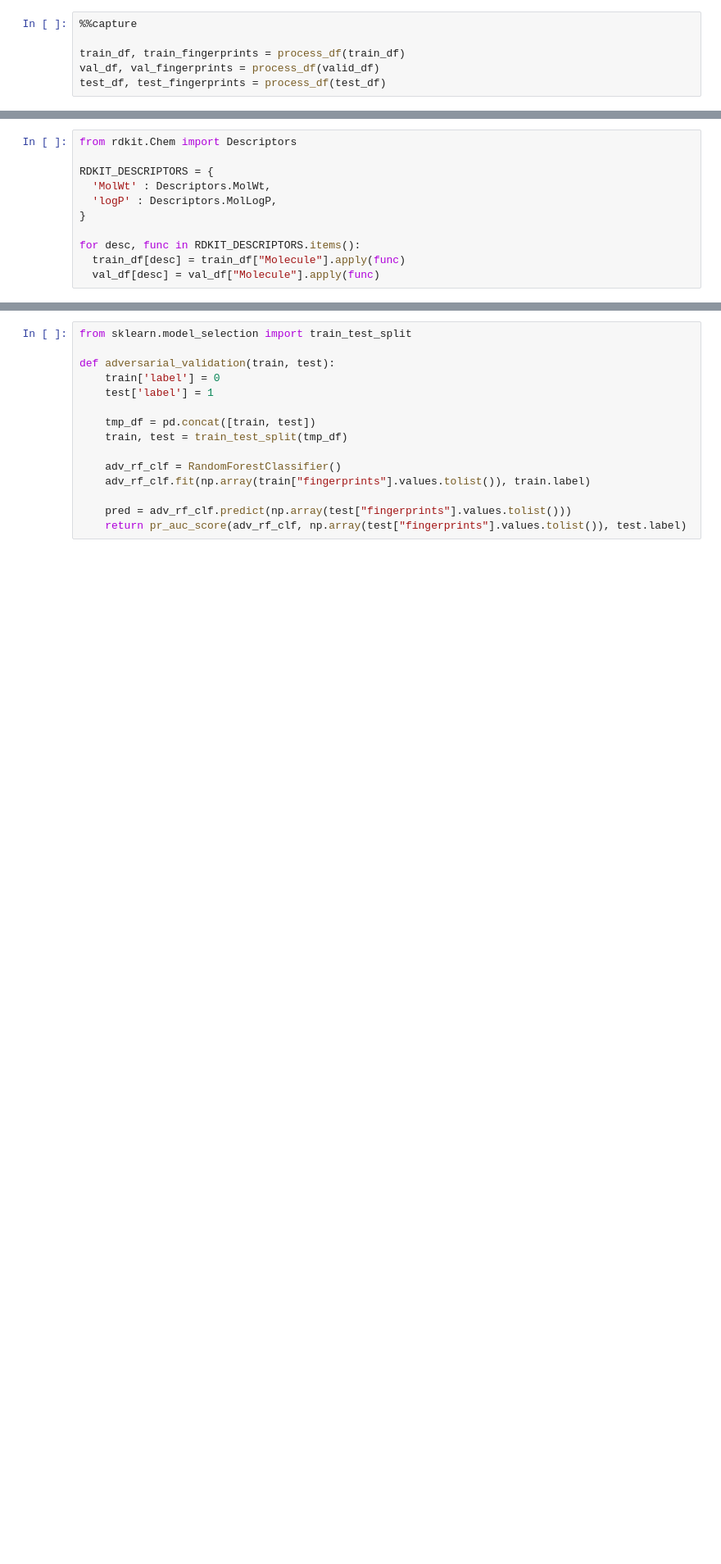
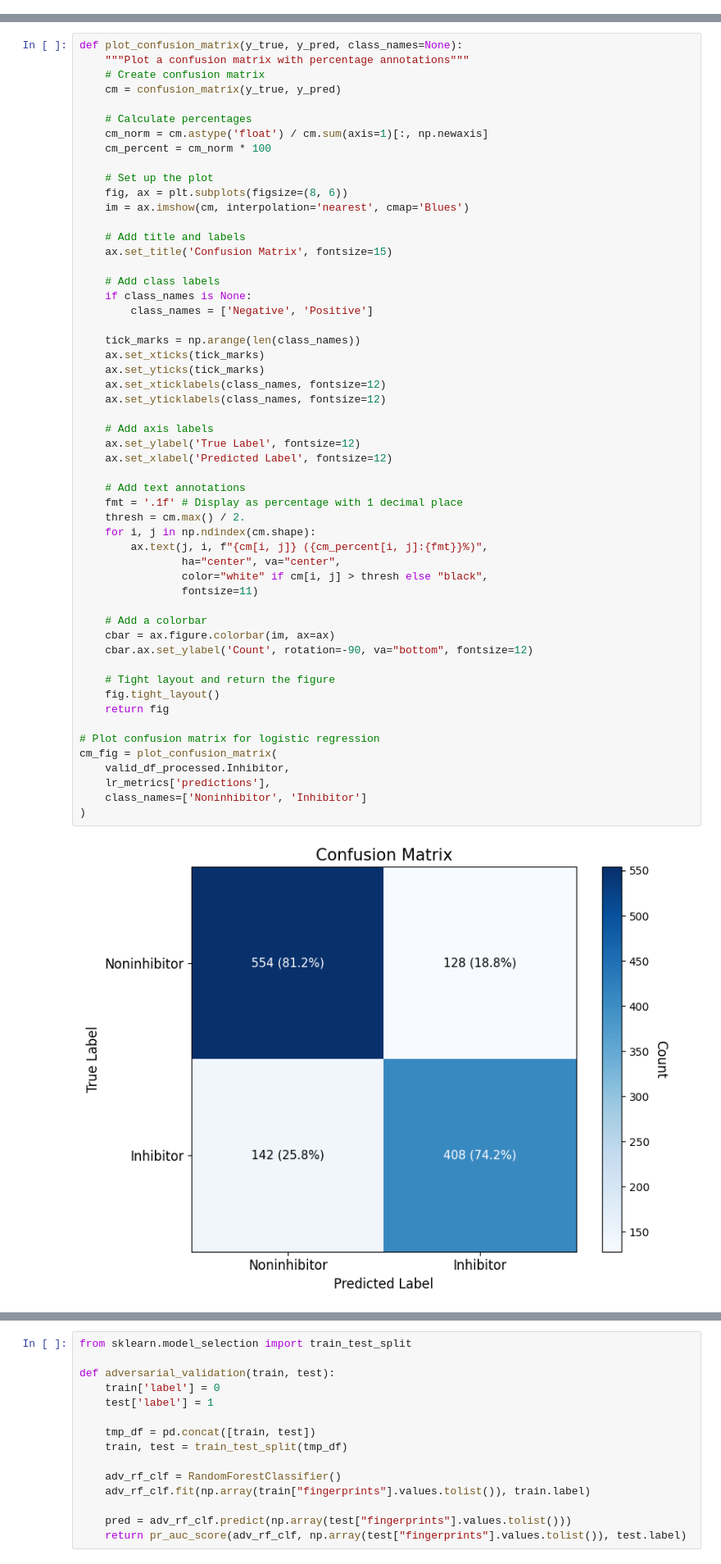
Before and after one commit to nrflynn2/ml-drug-discovery, a Jupyter notebook: CH05_FLYNN_ML4DD.ipynb, the cells around one changed output, grey strips where cells are left out. Shown at 82% size. Cells and saved outputs as stored; diff of their text form; blank space fills up the shorter version.

```diff
--- a/CH05_FLYNN_ML4DD.ipynb
+++ b/CH05_FLYNN_ML4DD.ipynb
@@ -107,6 +16,0 @@ def process_df(df):
-# %%
-%%capture
-
-train_df, train_fingerprints = process_df(train_df)
-val_df, val_fingerprints = process_df(valid_df)
-test_df, test_fingerprints = process_df(test_df)
@@ -307,11 +16,0 @@ fig.savefig('figures/ch05/roc_and_pr_curves.pdf', bbox_inches='tight', dpi=600);
-# %%
-from rdkit.Chem import Descriptors
-
-RDKIT_DESCRIPTORS = {
-  'MolWt' : Descriptors.MolWt,
-  'logP' : Descriptors.MolLogP,
-}
-
-for desc, func in RDKIT_DESCRIPTORS.items():
-  train_df[desc] = train_df["Molecule"].apply(func)
-  val_df[desc] = val_df["Molecule"].apply(func)
@@ -449,0 +375,56 @@ Random Forest Test PR AUC: 0.830
+# %%
+def plot_confusion_matrix(y_true, y_pred, class_names=None):
+    """Plot a confusion matrix with percentage annotations"""
+    # Create confusion matrix
+    cm = confusion_matrix(y_true, y_pred)
+
+    # Calculate percentages
+    cm_norm = cm.astype('float') / cm.sum(axis=1)[:, np.newaxis]
+    cm_percent = cm_norm * 100
+
+    # Set up the plot
+    fig, ax = plt.subplots(figsize=(8, 6))
+    im = ax.imshow(cm, interpolation='nearest', cmap='Blues')
+
+    # Add title and labels
+    ax.set_title('Confusion Matrix', fontsize=15)
+
+    # Add class labels
+    if class_names is None:
+        class_names = ['Negative', 'Positive']
+
+    tick_marks = np.arange(len(class_names))
+    ax.set_xticks(tick_marks)
+    ax.set_yticks(tick_marks)
+    ax.set_xticklabels(class_names, fontsize=12)
+    ax.set_yticklabels(class_names, fontsize=12)
+
+    # Add axis labels
+    ax.set_ylabel('True Label', fontsize=12)
+    ax.set_xlabel('Predicted Label', fontsize=12)
+
+    # Add text annotations
+    fmt = '.1f' # Display as percentage with 1 decimal place
+    thresh = cm.max() / 2.
+    for i, j in np.ndindex(cm.shape):
+        ax.text(j, i, f"{cm[i, j]} ({cm_percent[i, j]:{fmt}}%)",
+                ha="center", va="center",
+                color="white" if cm[i, j] > thresh else "black",
+                fontsize=11)
+
+    # Add a colorbar
+    cbar = ax.figure.colorbar(im, ax=ax)
+    cbar.ax.set_ylabel('Count', rotation=-90, va="bottom", fontsize=12)
+
+    # Tight layout and return the figure
+    fig.tight_layout()
+    return fig
+
+# Plot confusion matrix for logistic regression
+cm_fig = plot_confusion_matrix(
+    valid_df_processed.Inhibitor,
+    lr_metrics['predictions'],
+    class_names=['Noninhibitor', 'Inhibitor']
+)
+# %% [output]
+[figure, added]
```
Also changed, not shown: parts of 161 cells of this notebook, 26 other files.
